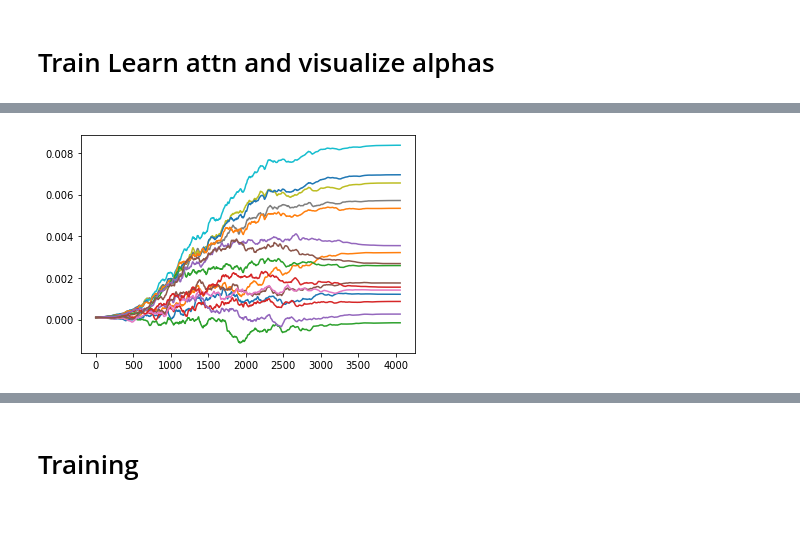
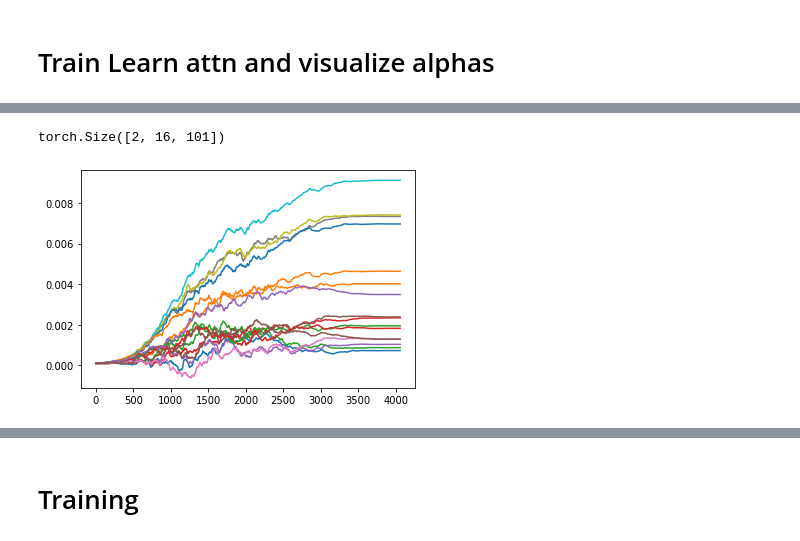
Before and after one commit to mikealche/tesis, a Jupyter notebook: Test Reproducing ARL on Resnet50.ipynb, the cells around one changed output, grey strips where cells are left out. Saved outputs shown, nothing was run; the diff lists cells and outputs as text; code cells hidden in the pictures.

Commit message:
Change graphing of the alphas

```diff
--- a/Test Reproducing ARL on Resnet50.ipynb
+++ b/Test Reproducing ARL on Resnet50.ipynb
@@ -254,5 +283,11 @@ learn_attn.fit_one_cycle(20,max_lr=slice(3e-4))
+# %%
+learn_attn.alphas.stats[0].shape
+# %% [output]
+torch.Size([2, 16, 101])
+# %%
+original_array = np.loadtxt("results/alphas.txt").reshape(16, 4060)
 # %%
-for i in range(len(learn_attn.alphas.stats[0])):
-    plt.plot(learn_attn.alphas.stats[0][i])
+for i in range(len(original_array)):
+    plt.plot(original_array[i])
 # %% [output]
-[figure, old version]
+[figure, new version]
```
Also changed, not shown: parts of 18 cells of this notebook.
